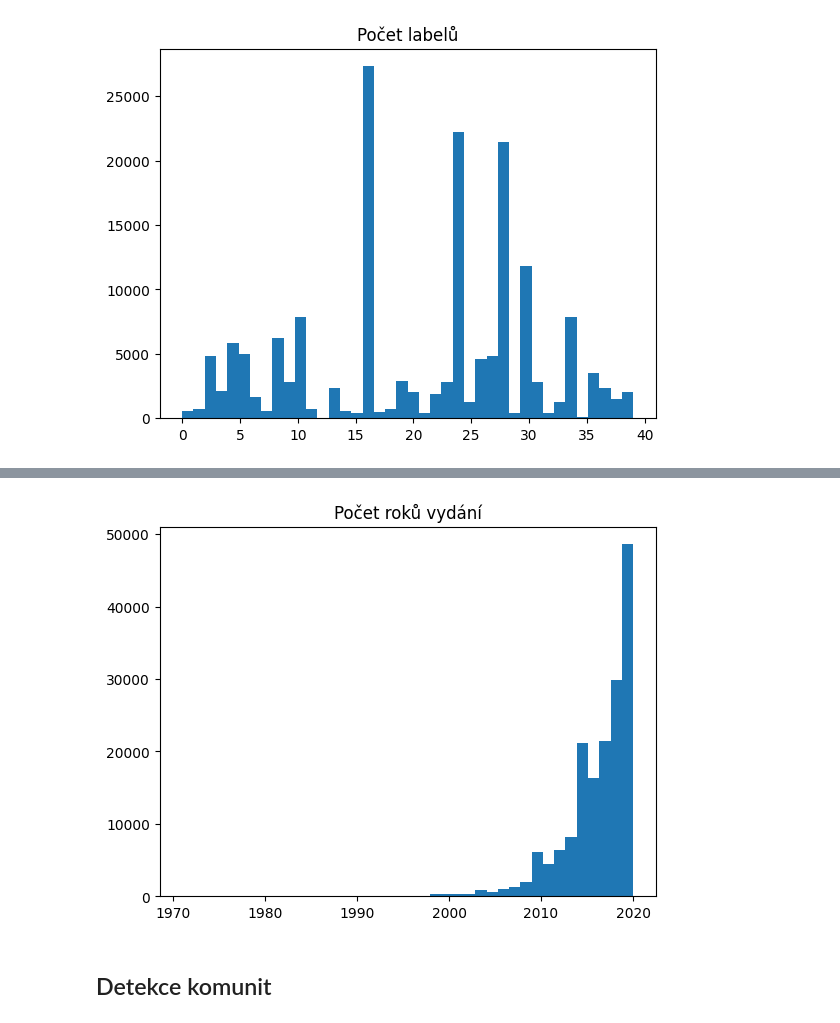
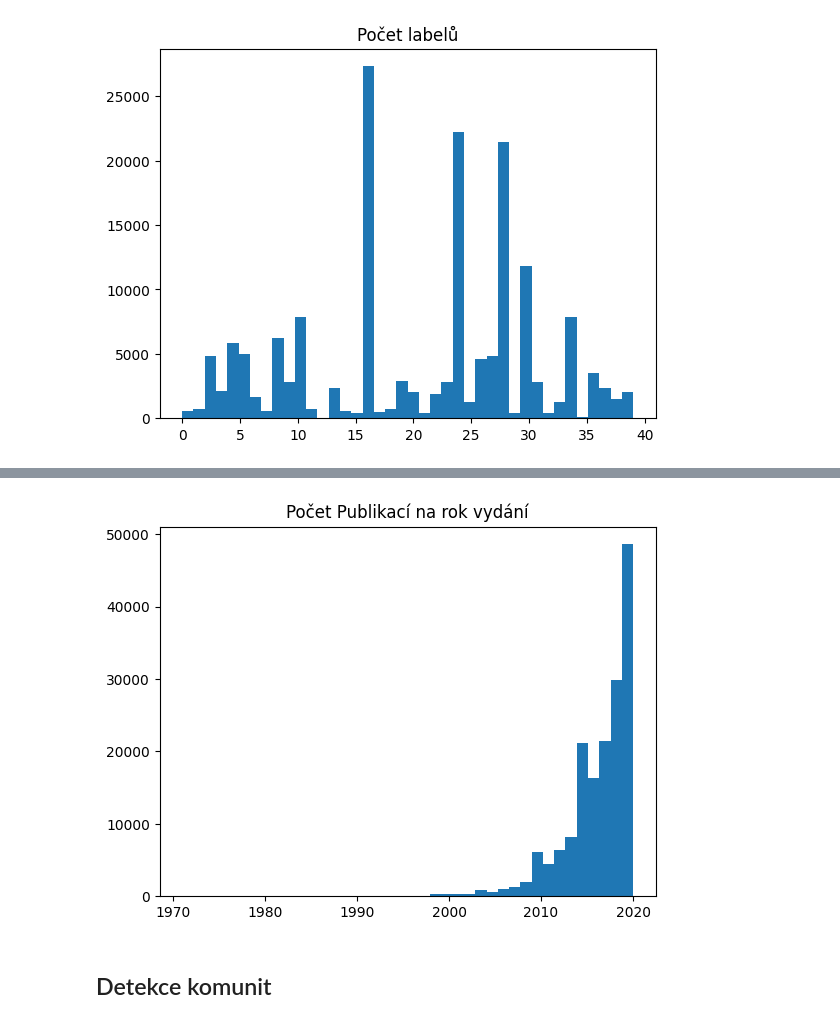
Before and after one commit to S0u1y/Seminar_Project, a Jupyter notebook: main.ipynb, the cells around one changed output, grey strips where cells are left out. Saved outputs shown, nothing was run; the diff lists cells and outputs as text; code cells hidden in the pictures.

```diff
--- a/main.ipynb
+++ b/main.ipynb
@@ -11,0 +19,17 @@ import timeit
+# %%
+import torch
+
+# Save original torch.load function
+_torch_load_func = torch.load
+
+# Define a wrapper that forces weights_only=False
+def custom_torch_load(*args, **kwargs):
+    kwargs['weights_only'] = False
+    return _torch_load_func(*args, **kwargs)
+
+# Monkey-patch torch.load to use our custom wrapper
+torch.load = custom_torch_load
+
+# Initialize the dataset (NodePropPredDataset is imported in a previous cell)
+dataset = NodePropPredDataset(name='ogbn-arxiv')
+graph, y = dataset[0]
@@ -15,11 +66,12 @@ labels_file = "../ogbn-arxiv/raw/node-label.csv"
 years_file = "../ogbn-arxiv/raw/node_year.csv"
 features_file = "../ogbn-arxiv/raw/node_year.csv"
 # %%
-with open(labels_file, "r") as file:
-    labels_content = np.array(list(csv.reader(file)), dtype=np.int8)
+# with open(labels_file, "r") as file:
+#     labels_content = np.array(list(csv.reader(file)), dtype=np.int8)
 
-with open(years_file, "r") as file:
-    years_content = np.array(list(csv.reader(file)), dtype=np.int16)
+# with open(years_file, "r") as file:
+#     years_content = np.array(list(csv.reader(file)), dtype=np.int16)
+years_content = graph["node_year"]
 # %% [markdown]
 ## Rychlá analýza dat
 # %%
@@ -50,9 +96,9 @@ plt.show()
 # %%
-plt.title("Počet roků vydání")
+plt.title("Počet Publikací na rok vydání")
 plt.hist(years_content, bins=40)
 plt.show()
 # %% [output]
-[figure, old version]
+[figure, new version]
 # %% [markdown]
 ## Detekce komunit
 # %% [markdown]
```
Also changed, not shown: parts of 62 cells of this notebook, 2 other files.
